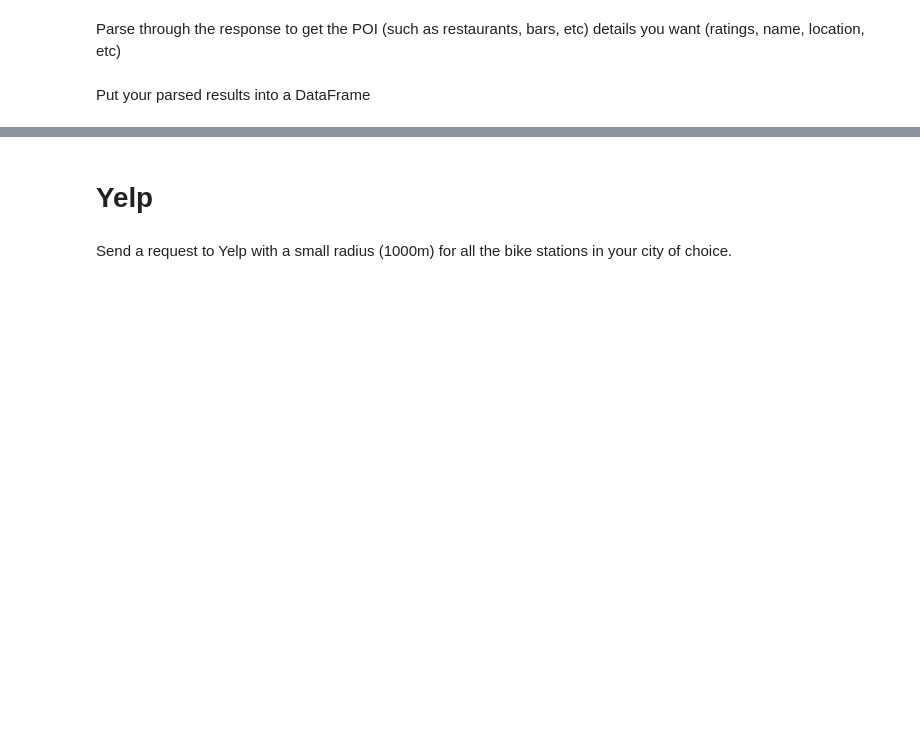
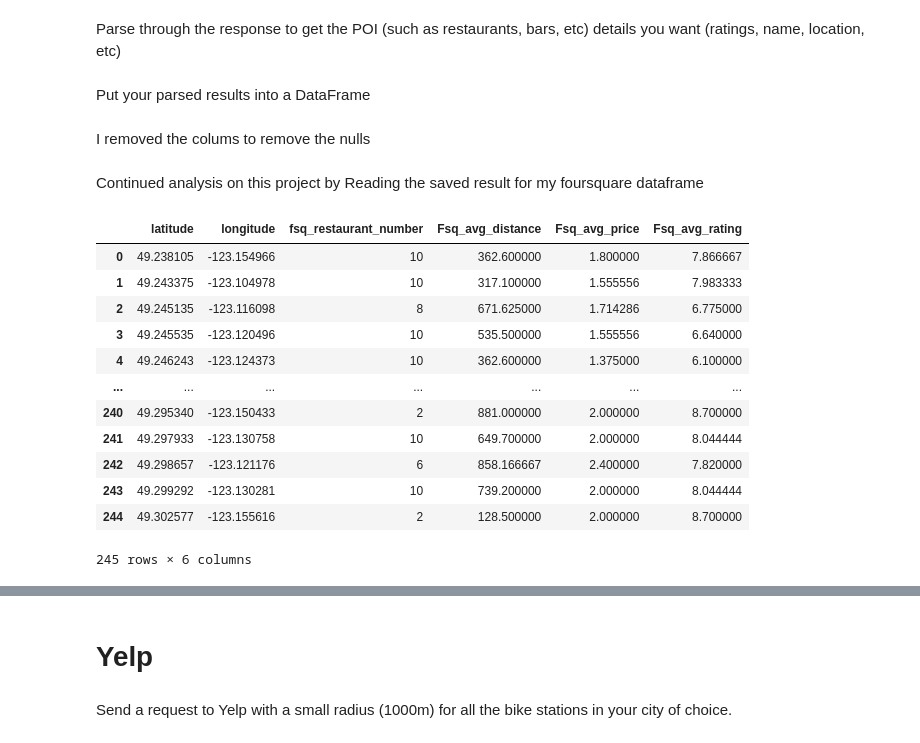
Before and after one commit to ajayeoba/LHL_Statistical-Modelling-Project, a Jupyter notebook: notebooks/yelp_foursquare_EDA.ipynb, the cells around one changed output, grey strips where cells are left out. Cells and saved outputs as stored; diff of their text form; code cells hidden in the pictures; blank space fills up the shorter version.

Commit message:
reviewed code from project feedback

```diff
--- a/notebooks/yelp_foursquare_EDA.ipynb
+++ b/notebooks/yelp_foursquare_EDA.ipynb
@@ -79,6 +80,8 @@ Parse through the response to get the POI (such as restaurants, bars, etc) detai
 #parsed in the for loop above
 # %% [markdown]
 Put your parsed results into a DataFrame
+# %% [markdown]
+I removed the colums to remove the nulls
 # %%
 restaurant = {"name" : name,
                'fsq_id' : fsq_id,
@@ -98,3 +101,23 @@ restaurant = {"name" : name,
 
 df_foursquare_restaurants = pd.DataFrame(restaurant)
 df_foursquare_restaurants
+# %% [markdown]
+Continued analysis on this project by Reading the saved result for my foursquare dataframe
+# %%
+df_foursquare_restaurants = pd.read_csv ("../data/foursquare_restaurants.csv")
+# %%
+df_foursquare_restaurants
+# %% [output]
+|  | latitude | longitude | fsq_restaurant_number | Fsq_avg_distance | Fsq_avg_price | Fsq_avg_rating |
+| 0 | 49.238105 | -123.154966 | 10 | 362.600000 | 1.800000 | 7.866667 |
+| 1 | 49.243375 | -123.104978 | 10 | 317.100000 | 1.555556 | 7.983333 |
+| 2 | 49.245135 | -123.116098 | 8 | 671.625000 | 1.714286 | 6.775000 |
+| 3 | 49.245535 | -123.120496 | 10 | 535.500000 | 1.555556 | 6.640000 |
+| 4 | 49.246243 | -123.124373 | 10 | 362.600000 | 1.375000 | 6.100000 |
+| ... | ... | ... | ... | ... | ... | ... |
+| 240 | 49.295340 | -123.150433 | 2 | 881.000000 | 2.000000 | 8.700000 |
+| 241 | 49.297933 | -123.130758 | 10 | 649.700000 | 2.000000 | 8.044444 |
+| 242 | 49.298657 | -123.121176 | 6 | 858.166667 | 2.400000 | 7.820000 |
+| 243 | 49.299292 | -123.130281 | 10 | 739.200000 | 2.000000 | 8.044444 |
+| 244 | 49.302577 | -123.155616 | 2 | 128.500000 | 2.000000 | 8.700000 |
+245 rows × 6 columns
```
Also changed, not shown: parts of 15 cells of this notebook, 6 other files.
